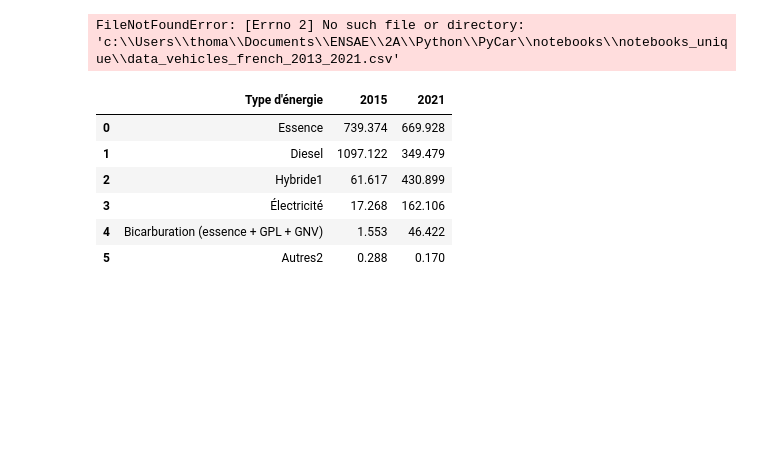
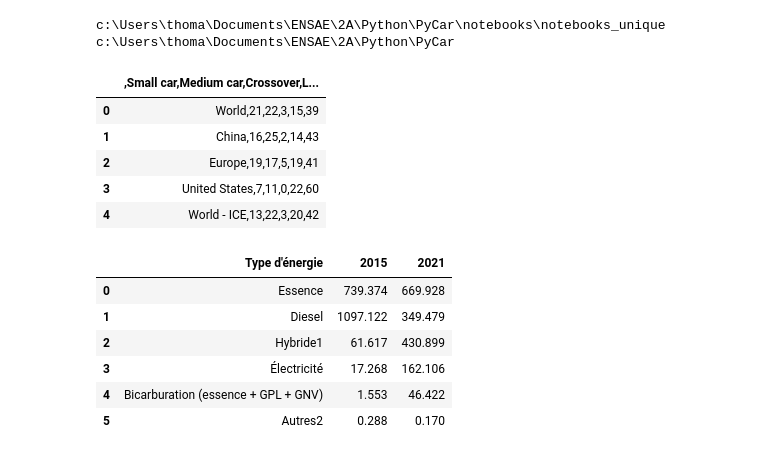
Before and after one commit to antoine-palazz/PyCar, a Jupyter notebook: notebooks/notebooks_unique/data_viz_eaa.ipynb, the cells around one changed output. Cells and saved outputs as stored; diff of their text form; code cells hidden in the pictures; blank space fills up the shorter version.

```diff
--- a/notebooks/notebooks_unique/data_viz_eaa.ipynb
+++ b/notebooks/notebooks_unique/data_viz_eaa.ipynb
@@ -3,10 +3,16 @@ import pandas as pd
 import os
 import matplotlib.pyplot as plt
 import numpy as np
+# %%
+cwd1=os.getcwd()
+print(cwd1)
+cwd_parent=os.path.dirname(os.path.dirname(cwd1))
+print(cwd_parent)
+# %% [output]
+c:\Users\thoma\Documents\ENSAE\2A\Python\PyCar\notebooks\notebooks_unique
+c:\Users\thoma\Documents\ENSAE\2A\Python\PyCar
 # %%
-cwd=os.getcwd() #à modifier
-data_vehicles_path=os.path.join(cwd,"data_vehicles_french_2013_2021.csv")
+cwd_parent=os.path.dirname(os.path.dirname(cwd1))
+data_vehicles_path=os.path.join(cwd_parent,"DOWNLOAD\data_vehicles_french_2013_2021.csv")
 data_vehicles_2013_2021 = pd.read_csv(data_vehicles_path, low_memory=False).fillna(0)
-# %% [output]
-FileNotFoundError: [Errno 2] No such file or directory: 'c:\\Users\\thoma\\Documents\\ENSAE\\2A\\Python\\PyCar\\notebooks\\notebooks_unique\\data_vehicles_french_2013_2021.csv'
 # %%
@@ -18,5 +24,14 @@ data_repartition_vehicles_2022 = pd.read_csv(data_repartition_vehicles_2022path,
 # %%
 repartitionvehiculesneufs = repartitionvehiculesneufs.loc[[0,1,2,3,4,5],:]
+# %%
+data_repartition_vehicles_2022
+# %% [output]
+|  | ,Small car,Medium car,Crossover,L... |
+| 0 | World,21,22,3,15,39 |
+| 1 | China,16,25,2,14,43 |
+| 2 | Europe,19,17,5,19,41 |
+| 3 | United States,7,11,0,22,60 |
+| 4 | World - ICE,13,22,3,20,42 |
 # %%
 repartitionvehiculesneufs_2015_2021=repartitionvehiculesneufs[["Type d'énergie",2015,2021]]
 repartitionvehiculesneufs_2015_2021
```
Also changed, not shown: parts of 6 cells of this notebook.
